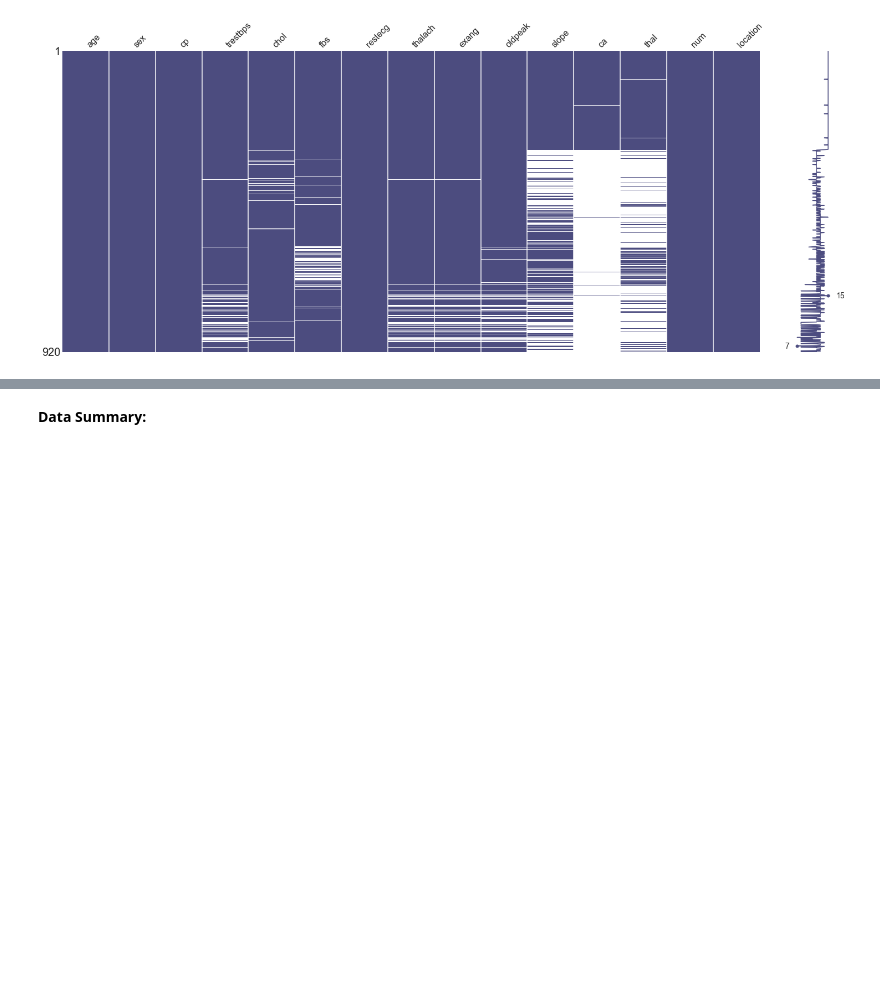
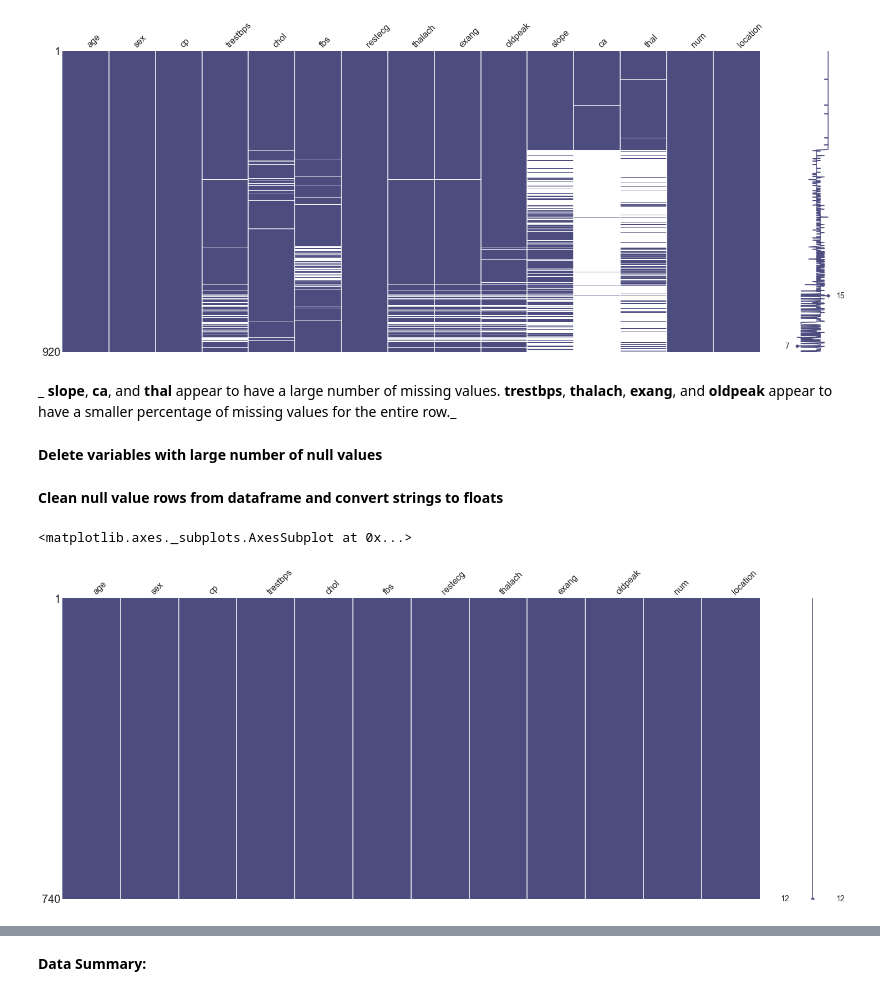
Before and after one commit to kimrharper/thinkful, a Jupyter notebook: unit1/unit1-Capstone.ipynb, the cells around one changed output, grey strips where cells are left out. Saved outputs shown, nothing was run; the diff lists cells and outputs as text; code cells hidden in the pictures; blank space fills up the shorter version.

```diff
--- a/unit1/unit1-Capstone.ipynb
+++ b/unit1/unit1-Capstone.ipynb
@@ -123,3 +123,7 @@ msno.matrix(heartdf,color=(.3, .3, .5))
 # %% [output]
 <matplotlib.axes._subplots.AxesSubplot at 0x...>
 [figure]
+# %% [markdown]
+_ __slope__, __ca__, and __thal__ appear to have a large number of missing values. __trestbps__, __thalach__, __exang__, and __oldpeak__ appear to have a smaller percentage of missing values for the entire row._
+# %% [markdown]
+__Delete variables with large number of null values__
@@ -125,0 +134,12 @@ msno.matrix(heartdf,color=(.3, .3, .5))
+# %% [markdown]
+__Clean null value rows from dataframe and convert strings to floats__
+# %%
+heart = heartdf.dropna()
+
+for column in heart.columns:
+    if column != 'location':
+        heart[column] = pd.to_numeric(heart[column])
+msno.matrix(heart,color=(.3, .3, .5))
+# %% [output]
+<matplotlib.axes._subplots.AxesSubplot at 0x...>
+[figure, added]
```
Also changed, not shown: parts of 42 cells of this notebook, 3 other files.
